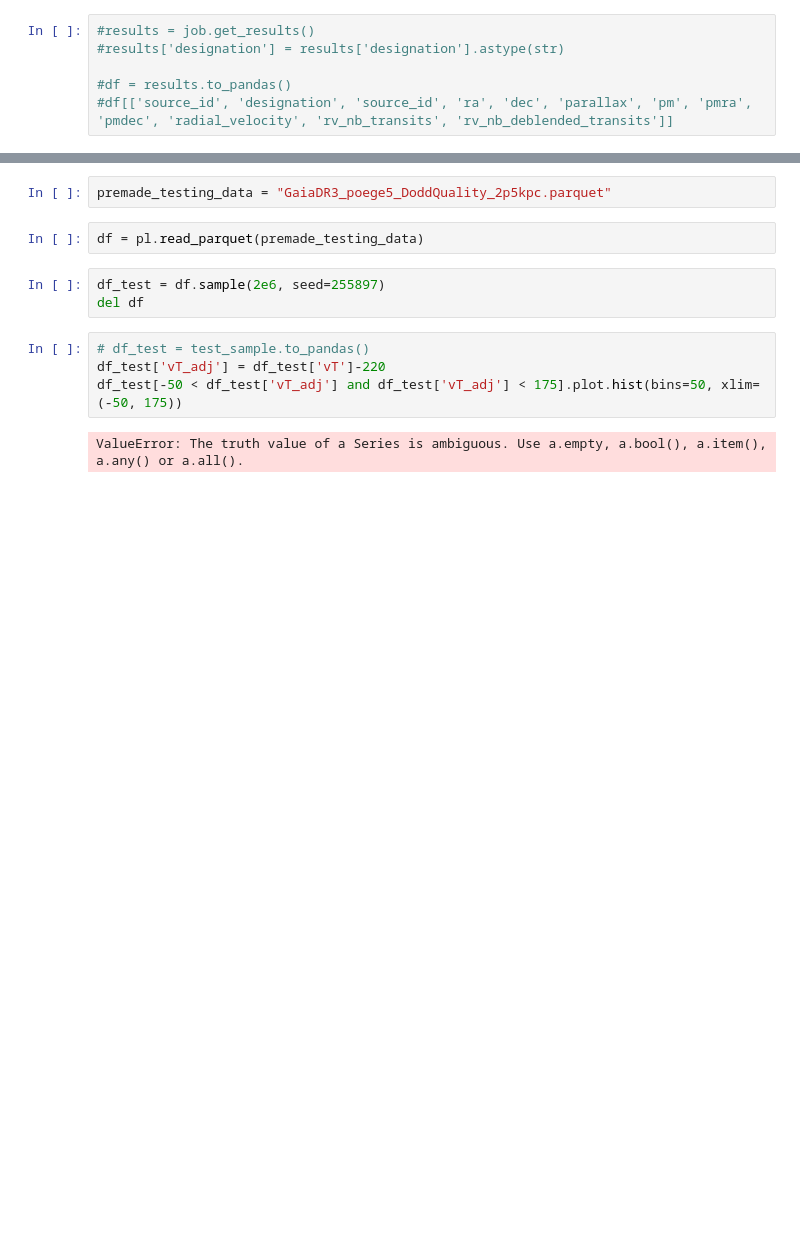
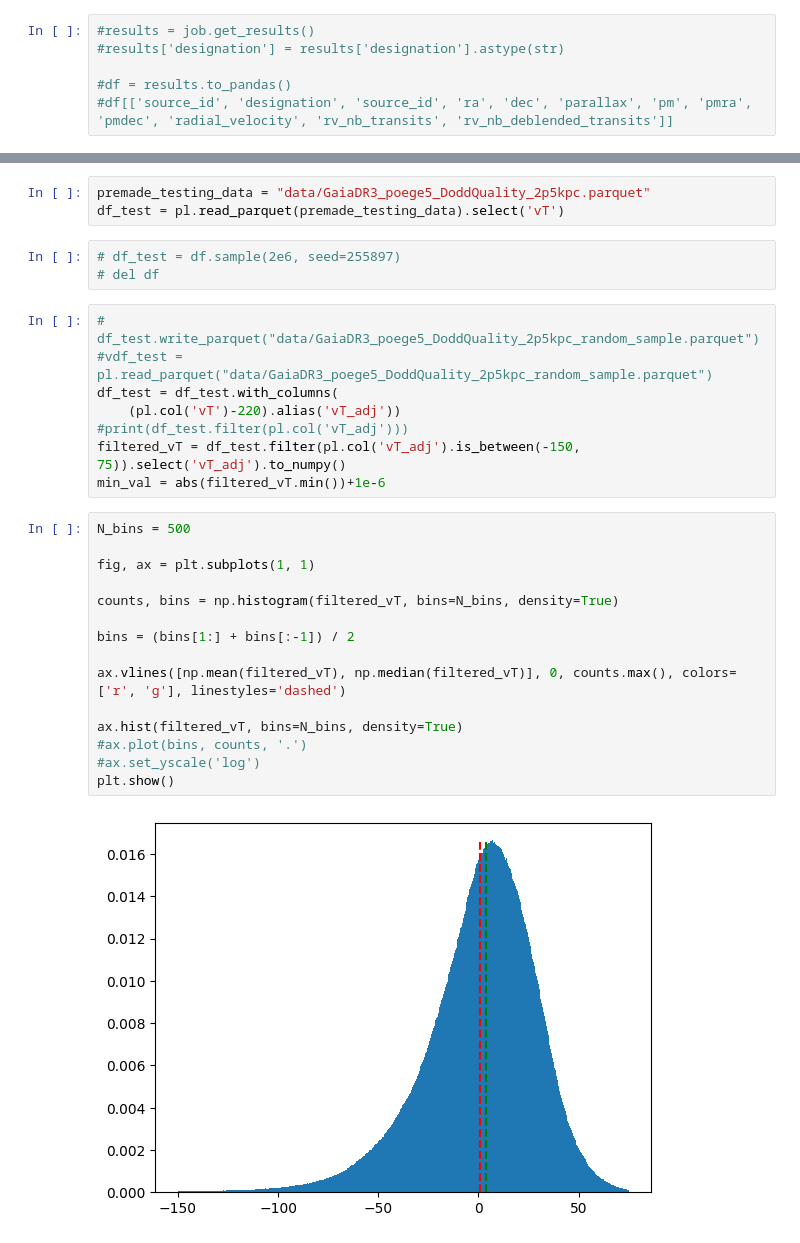
Before and after one commit to FRMR00/MastersThesis-StellarSubStructures, a Jupyter notebook: vPhiTesting/vPhi_Testing.ipynb, the cells around one changed output, grey strips where cells are left out. Cells and saved outputs as stored; diff of their text form; blank space fills up the shorter version.

Commit message:
Fitting distributions to vPhi data

```diff
--- a/vPhiTesting/vPhi_Testing.ipynb
+++ b/vPhiTesting/vPhi_Testing.ipynb
@@ -44,13 +32,31 @@ kinematics = pd.DataFrame(data, columns=['vPhi', 'vR', 'vZ', 'sigmaPhi', 'sigmaR
 # %%
-premade_testing_data = "GaiaDR3_poege5_DoddQuality_2p5kpc.parquet"
+premade_testing_data = "data/GaiaDR3_poege5_DoddQuality_2p5kpc.parquet"
+df_test = pl.read_parquet(premade_testing_data).select('vT')
-# %%
-df = pl.read_parquet(premade_testing_data)
 # %%
-df_test = df.sample(2e6, seed=255897)
-del df
+# df_test = df.sample(2e6, seed=255897)
+# del df
-# %%
-# df_test = test_sample.to_pandas()
-df_test['vT_adj'] = df_test['vT']-220
-df_test[-50 < df_test['vT_adj'] and df_test['vT_adj'] < 175].plot.hist(bins=50, xlim=(-50, 175))
-# %% [output]
-ValueError: The truth value of a Series is ambiguous. Use a.empty, a.bool(), a.item(), a.any() or a.all().
+# %%
+# df_test.write_parquet("data/GaiaDR3_poege5_DoddQuality_2p5kpc_random_sample.parquet")
+#vdf_test = pl.read_parquet("data/GaiaDR3_poege5_DoddQuality_2p5kpc_random_sample.parquet")
+df_test = df_test.with_columns(
+    (pl.col('vT')-220).alias('vT_adj'))
+#print(df_test.filter(pl.col('vT_adj')))
+filtered_vT = df_test.filter(pl.col('vT_adj').is_between(-150, 75)).select('vT_adj').to_numpy()
+min_val = abs(filtered_vT.min())+1e-6
+# %%
+N_bins = 500
+
+fig, ax = plt.subplots(1, 1)
+
+counts, bins = np.histogram(filtered_vT, bins=N_bins, density=True)
+
+bins = (bins[1:] + bins[:-1]) / 2
+
+ax.vlines([np.mean(filtered_vT), np.median(filtered_vT)], 0, counts.max(), colors=['r', 'g'], linestyles='dashed')
+
+ax.hist(filtered_vT, bins=N_bins, density=True)
+#ax.plot(bins, counts, '.')
+#ax.set_yscale('log')
+plt.show()
+# %% [output]
+[figure, added]
```
Also changed, not shown: parts of 13 cells of this notebook, 1 other file.
